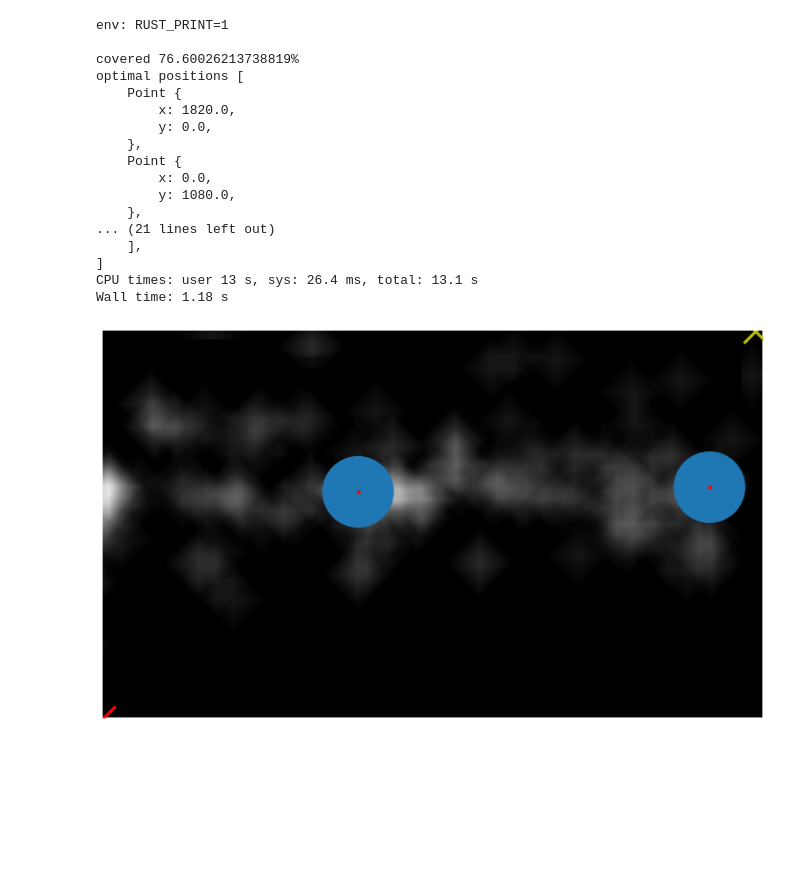
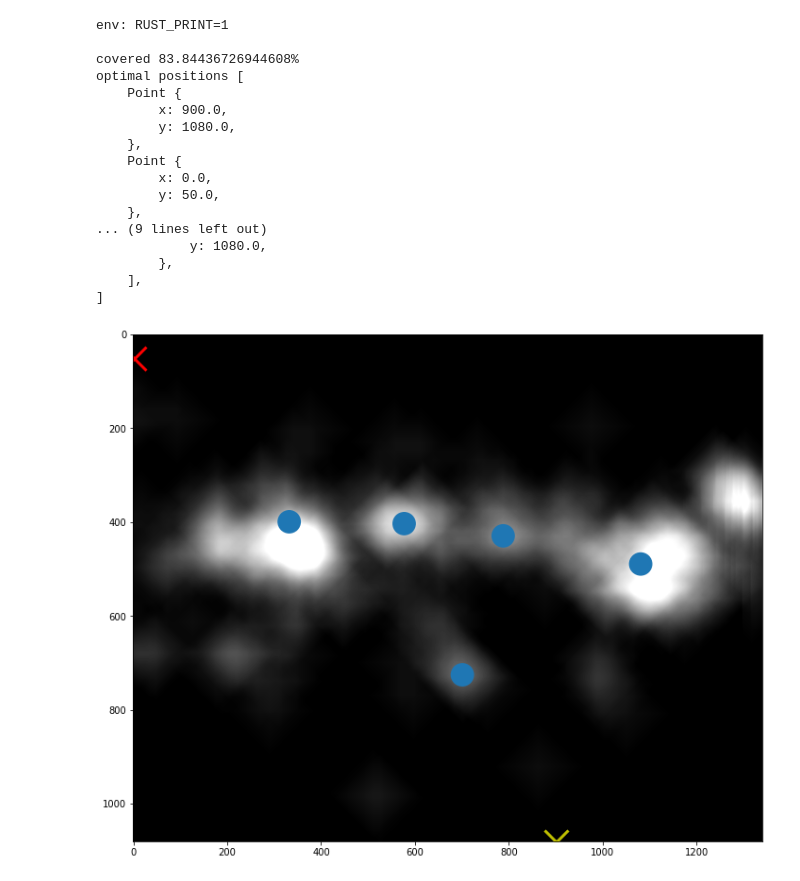
Before and after one commit to Ptrskay3/place_me, a Jupyter notebook: test.ipynb, the cells around one changed output. Cells and saved outputs as stored; diff of their text form; code cells hidden in the pictures; blank space fills up the shorter version.

```diff
--- a/test.ipynb
+++ b/test.ipynb
@@ -40,51 +40,49 @@ plt.show()
+# %%
+def plot_from_optimal_coords(arr):
+    [x1, y1, x2, y2] = arr
+    fig, ax = plt.subplots(figsize=(10, 9))
+
+    ax.imshow(data, cmap=plt.cm.gray)
+    ax.autoscale(False)
+    # ax.plot(coordinates[:, 1], coordinates[:, 0], 'k.')
+    ax.plot(x1, y1, 'yx', markersize=25, markeredgewidth=3)
+    ax.plot(x2, y2, 'rx', markersize=25, markeredgewidth=3)
+
+    for y, x in coordinates:
+        circ = Circle((x, y), 25)
+        ax.add_patch(circ)
+
+    fig.tight_layout()
+
+    plt.show()
 # %%
-%%time
 %env RUST_PRINT=1
 
-arr = np.c_[coordinates, 100 * np.ones(coordinates.shape[0])]
+arr = np.c_[coordinates, 25 * np.ones(coordinates.shape[0])]
 options = {
     'width': data.shape[1],
     'height': data.shape[0],
     'resolution': 2880,
-    'pixel_step': 20,
+    'pixel_step': 10,
 }
-[x1, y1, x2, y2] = run_v2(*arr.T, **options)
+res = optimize(*arr.T, **options)
+plot_from_optimal_coords(res)
 # %% [output]
 env: RUST_PRINT=1
 
-covered 76.60026213738819%
+covered 83.84436726944608%
 optimal positions [
     Point {
-        x: 1820.0,
-        y: 0.0,
+        x: 900.0,
+        y: 1080.0,
     },
     Point {
         x: 0.0,
-        y: 1080.0,
+        y: 50.0,
     },
-... (21 lines left out)
+... (9 lines left out)
+            y: 1080.0,
+        },
     ],
 ]
-CPU times: user 13 s, sys: 26.4 ms, total: 13.1 s
-Wall time: 1.18 s
+[figure, added]
-# %%
-fig, ax = plt.subplots(figsize=(10, 9))
-
-ax.imshow(data, cmap=plt.cm.gray)
-ax.autoscale(False)
-ax.plot(coordinates[:, 1], coordinates[:, 0], 'r.')
-ax.plot(x1, y1, 'yx', markersize=25, markeredgewidth=3)
-ax.plot(x2, y2, 'rx', markersize=25, markeredgewidth=3)
-
-
-ax.axis('off')
-
-for y, x in coordinates:
-    circ = Circle((x, y), 100)
-    ax.add_patch(circ)
-
-fig.tight_layout()
-
-plt.show()
-# %% [output]
-[figure, removed]
```
Also changed, not shown: parts of 3 cells of this notebook, 4 other files.
